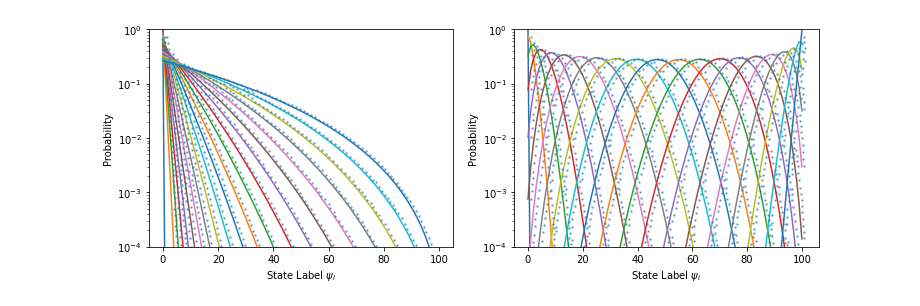
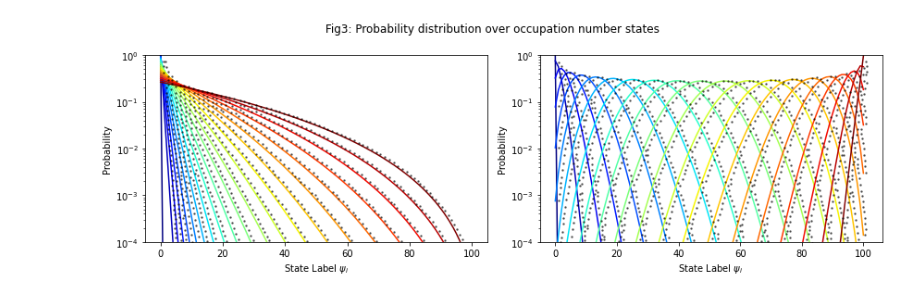
Before and after one commit to RePlasma/PhysRevA.107.062204, a Jupyter notebook: PhysRevA.107.062204.ipynb, the cells around one changed output. Drawn from its saved outputs; the diff is of its cells as text; code cells hidden in the pictures.

```diff
--- a/PhysRevA.107.062204.ipynb
+++ b/PhysRevA.107.062204.ipynb
@@ -241,9 +246,8 @@ plt.show()
 # figure 3
 fig, axes = plt.subplots(nrows=1, ncols=2, figsize=(12,4))
 
-
 ### numerical solution to the Hamiltonian system - a
-taulst = np.linspace(0, 0.2, 21) # time
+taulst_a = np.linspace(0, 0.2, 21) # time
 eps = 1e-6
 n1i, n2i, n3i = 100, 0, 0
 s2 = n1i + n3i
@@ -260,17 +264,20 @@ psi0 = psi0 / np.sqrt(np.sum( np.abs(psi0)**2 ))
 # state amplitude index list
 ilst = np.arange(0,s2+1,1)
 # distributions
-psilst = np.zeros((len(taulst),len(ilst)))
-for i in range(len(taulst)):
-    tau = taulst[i]
+psilst_a = np.zeros((len(taulst_a),len(ilst)))
+# color scheme
+num_curves = len(taulst_a)
+cmap = plt.cm.get_cmap('jet',num_curves)
+for i in range(len(taulst_a)):
+    tau = taulst_a[i]
     # unitary
     U = expm(-1j*H*tau)
     # evolved state
     psi = np.matmul(U,psi0)
     psi = psi / np.sqrt(np.sum( np.abs(psi)**2 ))
     # save probability distribution
-    psilst[i,:] = np.abs(psi)
-    axes[0].plot(ilst, psilst[i,:], '-')
+    psilst_a[i,:] = np.abs(psi)
+    axes[0].plot(ilst, psilst_a[i,:], '-', color=cmap(i))
 
 # plot data - a
 f = open('dataWPD/fig3a/wpd.json')
@@ -280,12 +287,12 @@ datatmp2 = np.array([datatmp[i]['value'] for i in range(len(datatmp))])
 indxs = np.argsort(datatmp2[:,0])
 x = datatmp2[:,0][indxs]
 y = datatmp2[:,1][indxs]
-axes[0].plot(x,y, '.', markersize=3, alpha=0.5, color='tab:blue')
+axes[0].plot(x,y, '.k', markersize=3, alpha=0.5) #, color='tab:blue')
 
 
 
 ### numerical solution to the Hamiltonian system - b
-taulst = np.linspace(0, 0.05, 21) # time
+taulst_b = np.linspace(0, 0.05, 21) # time
 eps = 1e-6
 n1i, n2i, n3i = 100, 900, 0
 s2 = n1i + n3i
@@ -300,37 +307,40 @@ for i in range(s2+1):
 # normalize initial state
 psi0 = psi0 / np.sqrt(np.sum( np.abs(psi0)**2 ))
 # state amplitude index list
 ilst = np.arange(0,s2+1,1)
 # distributions
-psilst = np.zeros((len(taulst),len(ilst)))
-for i in range(len(taulst)):
-    tau = taulst[i]
+psilst_b = np.zeros((len(taulst_b),len(ilst)))
+for i in range(len(taulst_b)):
+    tau = taulst_b[i]
     # unitary
     U = expm(-1j*H*tau)
     # evolved state
     psi = np.matmul(U,psi0)
     psi = psi / np.sqrt(np.sum( np.abs(psi)**2 ))
     # save probability distribution
-    psilst[i,:] = np.abs(psi)
-    axes[1].plot(ilst, psilst[i,:], '-')
+    psilst_b[i,:] = np.abs(psi)
+    axes[1].plot(ilst, psilst_b[i,:], '-', color=cmap(i))
 
 # paper data - b
 f = open('dataWPD/fig3b/wpd.json')
 data = json.load(f)
 datatmp = data['datasetColl'][0]['data']
 datatmp2 = np.array([datatmp[i]['value'] for i in range(len(datatmp))])
 indxs = np.argsort(datatmp2[:,0])
 x = datatmp2[:,0][indxs]
 y = datatmp2[:,1][indxs]
-axes[1].plot(x,y, '.', markersize=3, alpha=0.5, color='tab:blue')
+axes[1].plot(x,y, '.k', markersize=3, alpha=0.5 ) #, color='tab:blue')
 
 
 for i in range(2):
     axes[i].set_yscale('log')
     axes[i].set_xlabel(r'State Label $\psi_i$')
     axes[i].set_ylabel(r'Probability')
     axes[i].set_ylim([1e-4,1])
 
+plt.suptitle(r'Fig3: Probability distribution over occupation number states')
+plt.tight_layout()
+#plt.savefig('fig3.pdf')
 plt.show()
 # %% [output]
-[figure, old version]
+[figure, new version]
```
Also changed, not shown: parts of 10 cells of this notebook.
